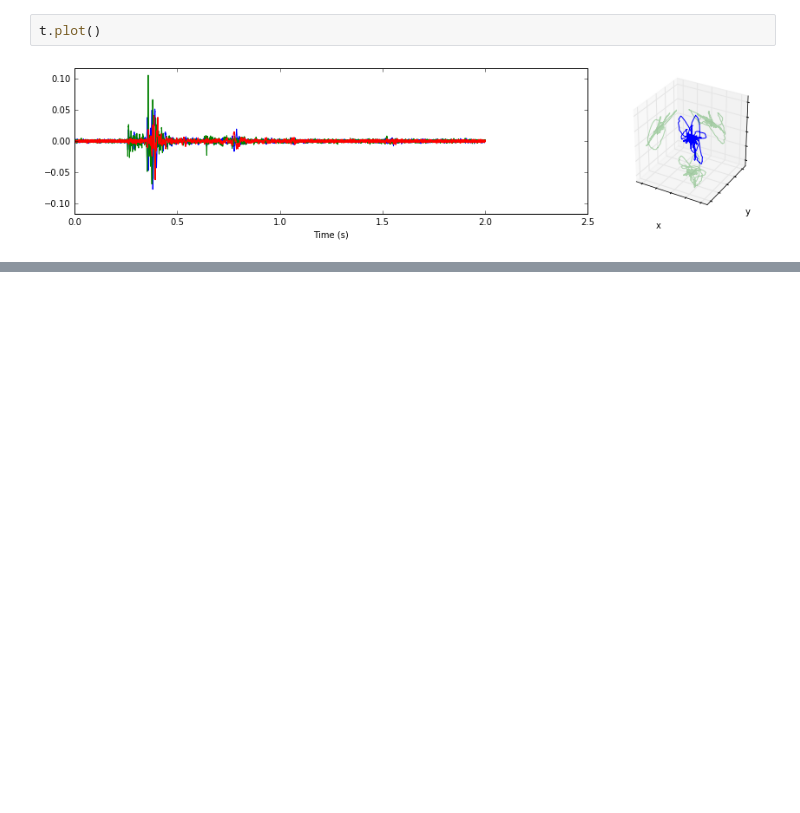
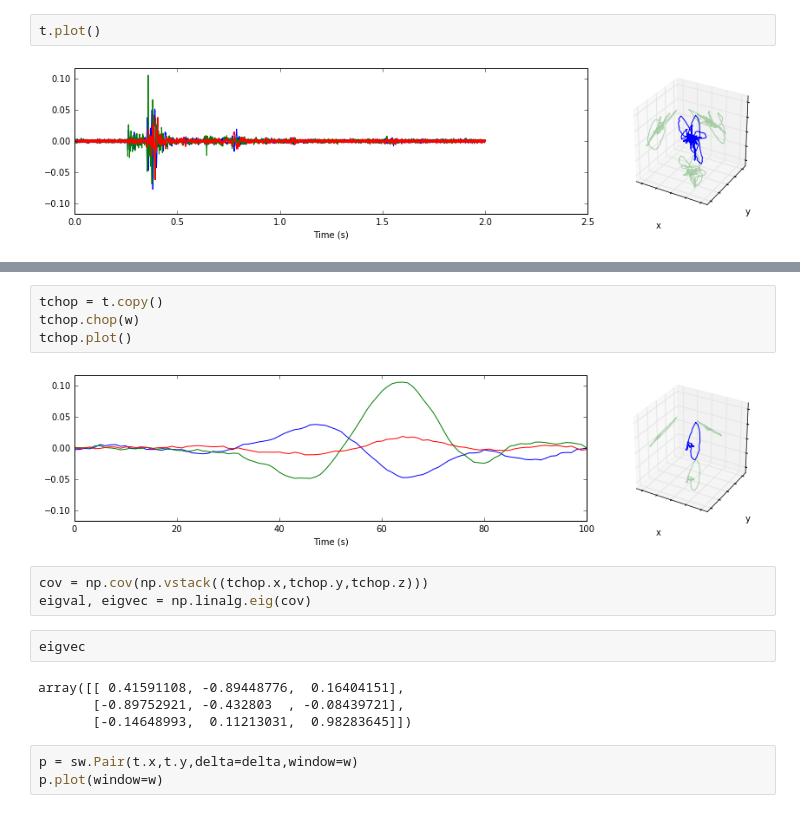
Before and after one commit to JackWalpole/splitwavepy, a Jupyter notebook: devel/Microseismic.ipynb, the cells around one changed output, grey strips where cells are left out. Saved outputs shown, nothing was run; the diff lists cells and outputs as text; blank space fills up the shorter version.

```diff
--- a/devel/Microseismic.ipynb
+++ b/devel/Microseismic.ipynb
@@ -33,0 +61,18 @@ sw.Window?
+# %%
+tchop = t.copy()
+tchop.chop(w)
+tchop.plot()
+# %% [output]
+[figure, added]
+# %%
+cov = np.cov(np.vstack((tchop.x,tchop.y,tchop.z)))
+eigval, eigvec = np.linalg.eig(cov)
+# %%
+eigvec
+# %% [output]
+array([[ 0.41591108, -0.89448776,  0.16404151],
+       [-0.89752921, -0.432803  , -0.08439721],
+       [-0.14648993,  0.11213031,  0.98283645]])
+# %%
+p = sw.Pair(t.x,t.y,delta=delta,window=w)
+p.plot(window=w)
```
Also changed, not shown: parts of 9 cells of this notebook.
